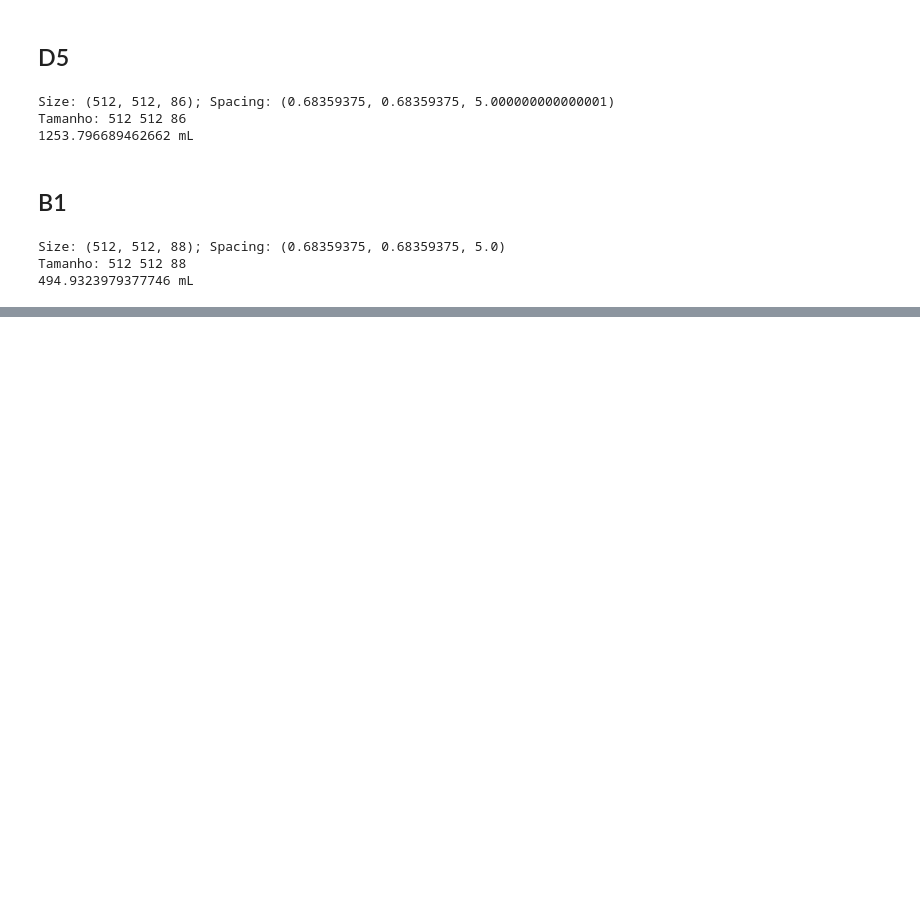
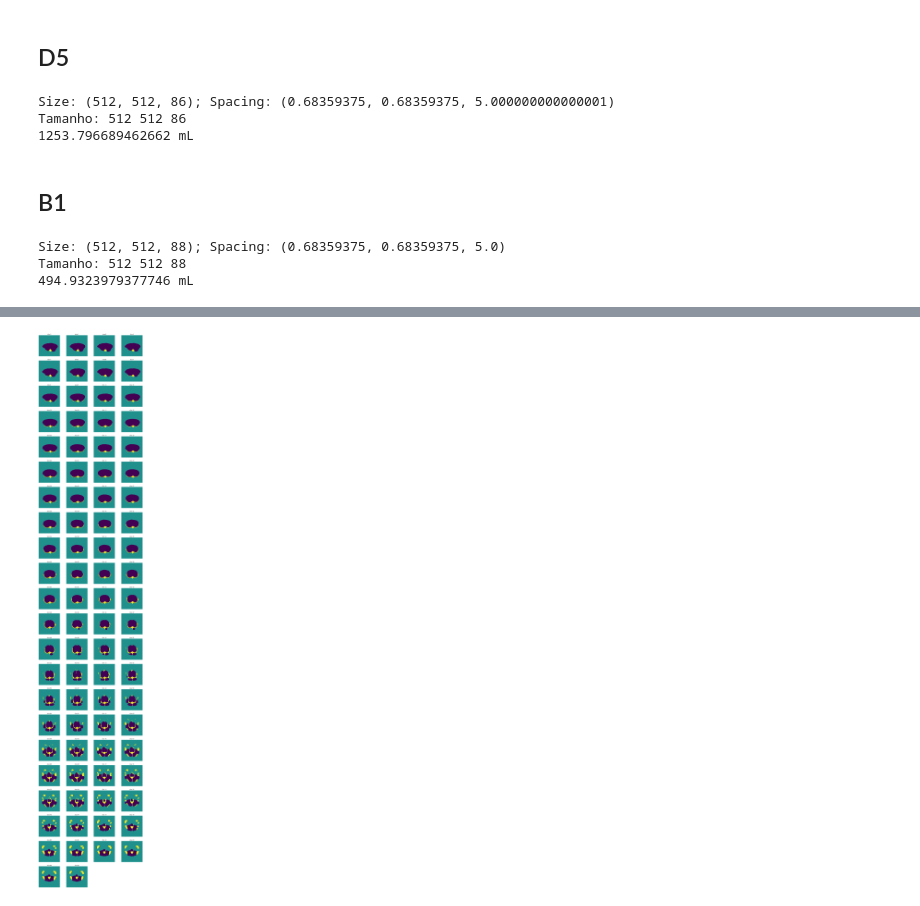
Before and after one commit to edlbcamargo/recrutabilidade, a Jupyter notebook: volume_referencia/volume_referencia.ipynb, the cells around one changed output, grey strips where cells are left out. Cells and saved outputs as stored; diff of their text form; code cells hidden in the pictures; blank space fills up the shorter version.

Commit message:
Incluindo teste de segmentação com colapso de CT volumétrica (não fucionou ainda).

```diff
--- a/volume_referencia/volume_referencia.ipynb
+++ b/volume_referencia/volume_referencia.ipynb
@@ -99,0 +107,3 @@ Tamanho: 512 512 88
+# %%
+pasta_D1 = '/mnt/hdsda3/arquivos/Recrutamento/CT_data_organizado/MRA_29/D/Vol_Int_D1_10_50_mm_2'    # CT volumetrica
+volume_ar_D1,imagens_D1,df_D1 = ctf.calcula_volume_pasta(pasta_D1, animal='MRA29 (D1)', mostraImagens = True)
@@ -99,0 +116,5 @@ Tamanho: 512 512 88
+# %%
+# FUNÇÃO NÃO FINALIZADA...
+_= ctf.SegmentaPulmaoCompleto3D(imagens_D1)
+# %% [output]
+[figure, added]
```
Also changed, not shown: parts of 4 cells of this notebook, 1 other file.
